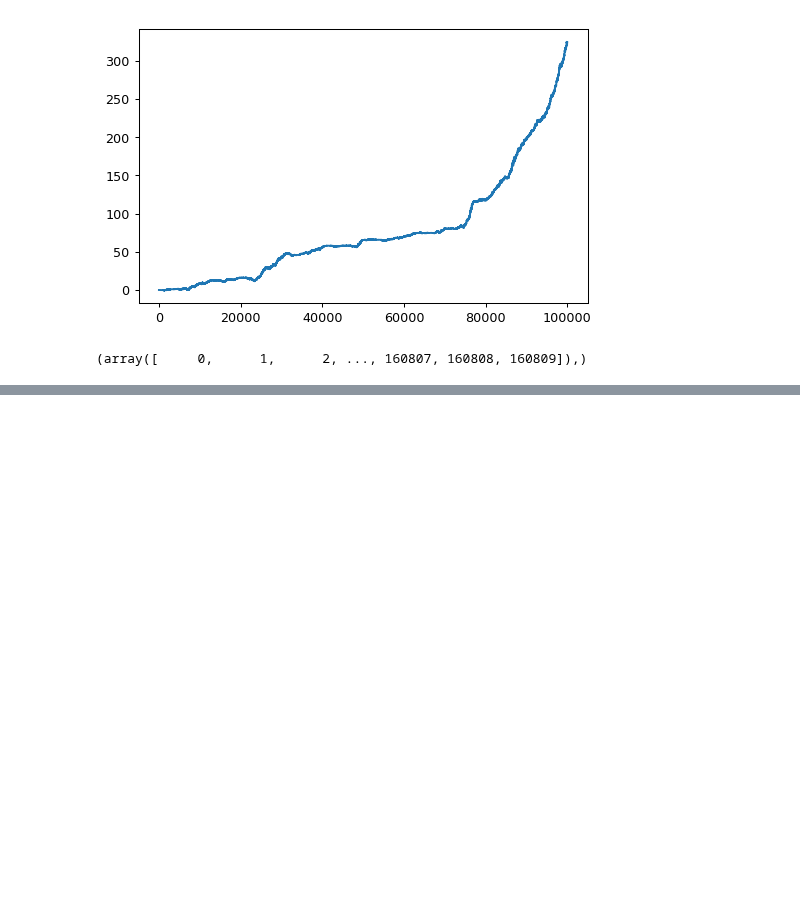
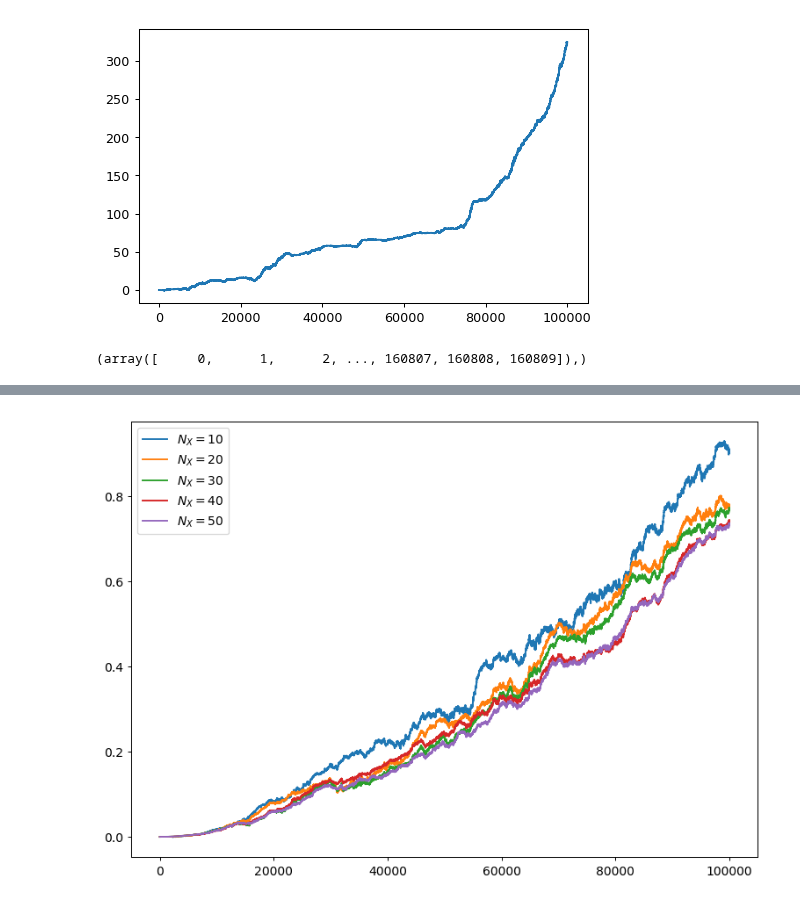
Before and after one commit to manuel-rhdt/master-thesis, a Jupyter notebook: analyzer/compare_likelihoods.ipynb, the cells around one changed output, grey strips where cells are left out. Cells and saved outputs as stored; diff of their text form; code cells hidden in the pictures; blank space fills up the shorter version.

```diff
--- a/analyzer/compare_likelihoods.ipynb
+++ b/analyzer/compare_likelihoods.ipynb
@@ -98,0 +114,17 @@ np.nonzero(meanprod)
+# %%
+def subset_indices(num_responses, subset_signals, subset_responses):
+    assert subset_responses <= num_responses
+    indices = np.zeros(subset_signals * subset_responses, dtype=int)
+    for s in range(subset_signals):
+        for r in range(subset_responses):
+            indices[s*subset_responses + r] = s*num_responses + r
+    return indices
+# %%
+for r in [10, 20, 30, 40]:
+    indices = subset_indices(50, 50, r)
+    subset_mean = np.mean(mutual_informations[indices], axis=0)
+    plt.plot(np.arange(len(subset_mean)), subset_mean, label='$N_X={}$'.format(r))
+plt.plot(np.arange(len(mutual_information)), mutual_information, label='$N_X=50$')
+plt.legend();
+# %% [output]
+[figure, added]
```
Also changed, not shown: parts of 5 cells of this notebook, 14 other files.
